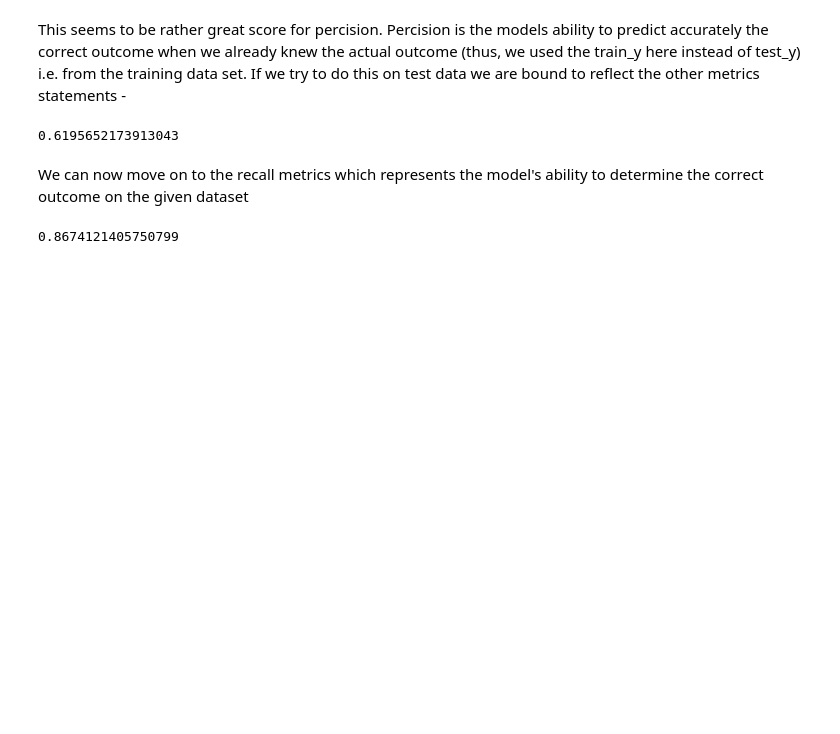
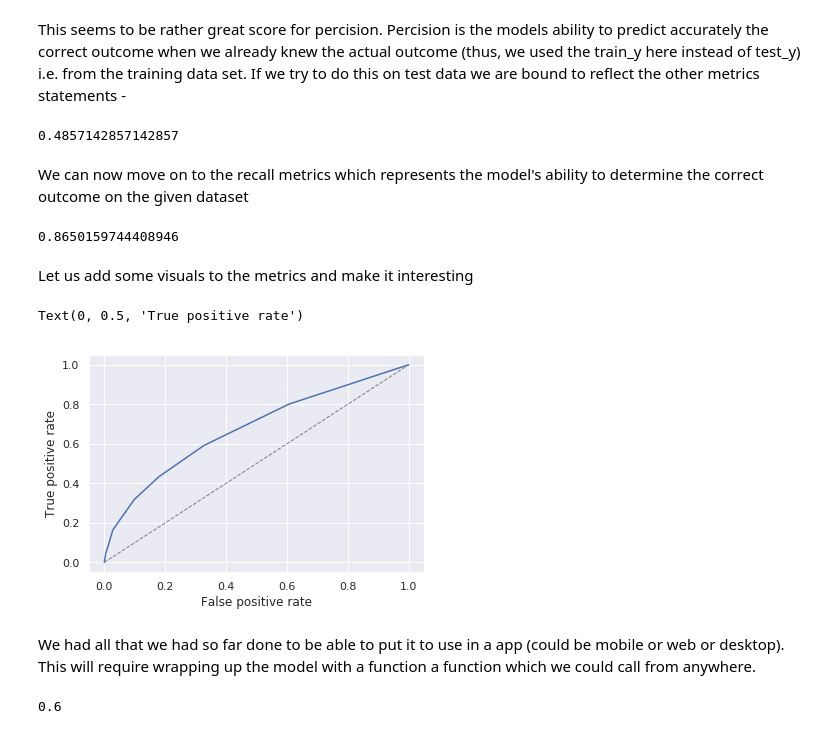
Before and after one commit to ksivasenthil/ml-python-azure-notebooks, a Jupyter notebook: jupyter-notebooks/on-time-flight-arrival.ipynb, the cells around one changed output. Drawn from its saved outputs; the diff is of its cells as text; code cells hidden in the pictures; blank space fills up the shorter version.

Commit message:
# Code update * added code to define a function for prediction * added code to run for sample predictions * added code to visualize the result of those predictions

```diff
--- a/jupyter-notebooks/on-time-flight-arrival.ipynb
+++ b/jupyter-notebooks/on-time-flight-arrival.ipynb
@@ -196,7 +196,7 @@ flightdata.head()
 We are more close to building a model now. To begin we will split data for the training and validation using the most familiar 80-20 split.
 # %%
 from sklearn.model_selection import train_test_split
-train_x, test_x, train_y, test_y = train_test_split(flightdata.drop('ARR_DEL15', axis=1), flightdata['ARR_DEL15'], test_size=0.2, random_state=42)
+train_x, test_x, train_y, test_y = train_test_split(flightdata.drop(['ARR_DEL15', 'CANCELLED', 'DIVERTED'], axis=1), flightdata['ARR_DEL15'], test_size=0.2, random_state=42)
 
 print('Shape of the training features')
 print(train_x.shape)
@@ -279,7 +279,7 @@ from sklearn.metrics import precision_score
 test_prediction = model.predict(test_x)
 precision_score(test_y, test_prediction)
 # %% [output]
-0.6195652173913043
+0.4857142857142857
 # %% [markdown]
 We can now move on to the recall metrics which represents the model's ability to determine the correct outcome on the given dataset
 # %%
@@ -287,4 +287,25 @@ from sklearn.metrics import recall_score
 train_prediction_recall = model.predict(train_x)
 recall_score(train_y, train_prediction_recall)
 # %% [output]
-0.8674121405750799
+0.8650159744408946
+# %% [markdown]
+Let us add some visuals to the metrics and make it interesting
+# %%
+%matplotlib inline
+import matplotlib.pyplot as mpl
+import seaborn as sns
+
+sns.set()
+
+from sklearn.metrics import roc_curve
+
+fp, tp, _ = roc_curve(test_y, probabilities[:,1])
+mpl.plot(fp, tp)
+mpl.plot([0,1],[0,1], color='grey', lw=1, linestyle='--')
+mpl.xlabel('False positive rate')
+mpl.ylabel('True positive rate')
+# %% [output]
+Text(0, 0.5, 'True positive rate')
+[figure, added]
+# %% [markdown]
+We had all that we had so far done to be able to put it to use in a app (could be mobile or web or desktop). This will require wrapping up the model with a function a function which we could call from anywhere.
@@ -290,0 +347,4 @@ recall_score(train_y, train_prediction_recall)
+# %%
+predict_delay_probabilities('1/10/2018 21:45:00', 'JFK', 'ATL')
+# %% [output]
+0.6
```
Also changed, not shown: parts of 8 cells of this notebook.
